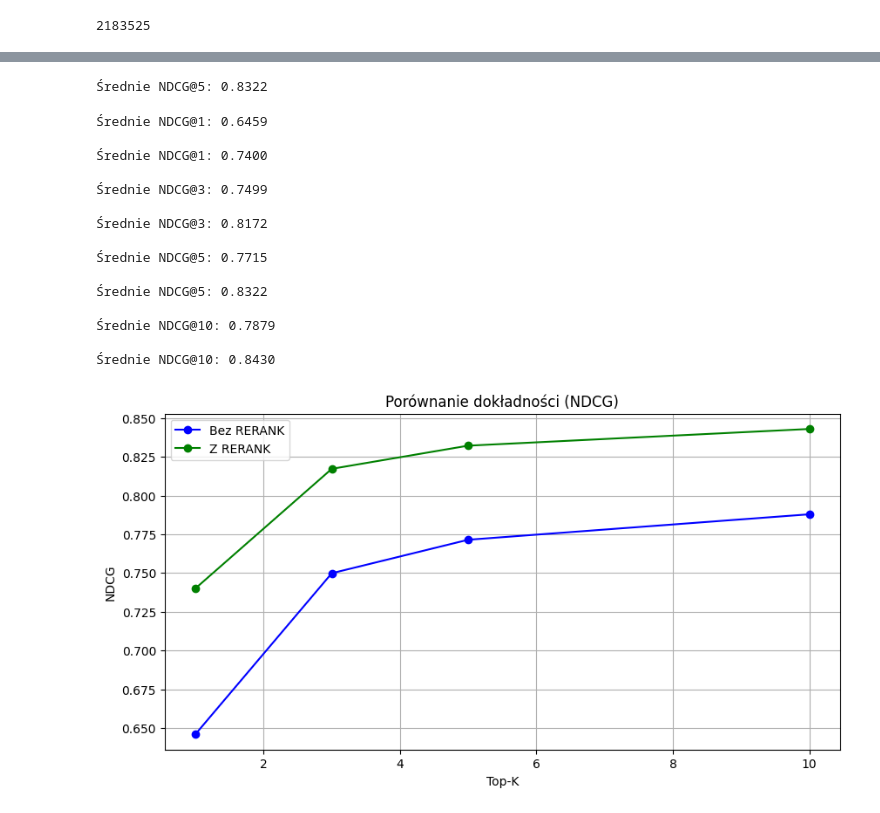
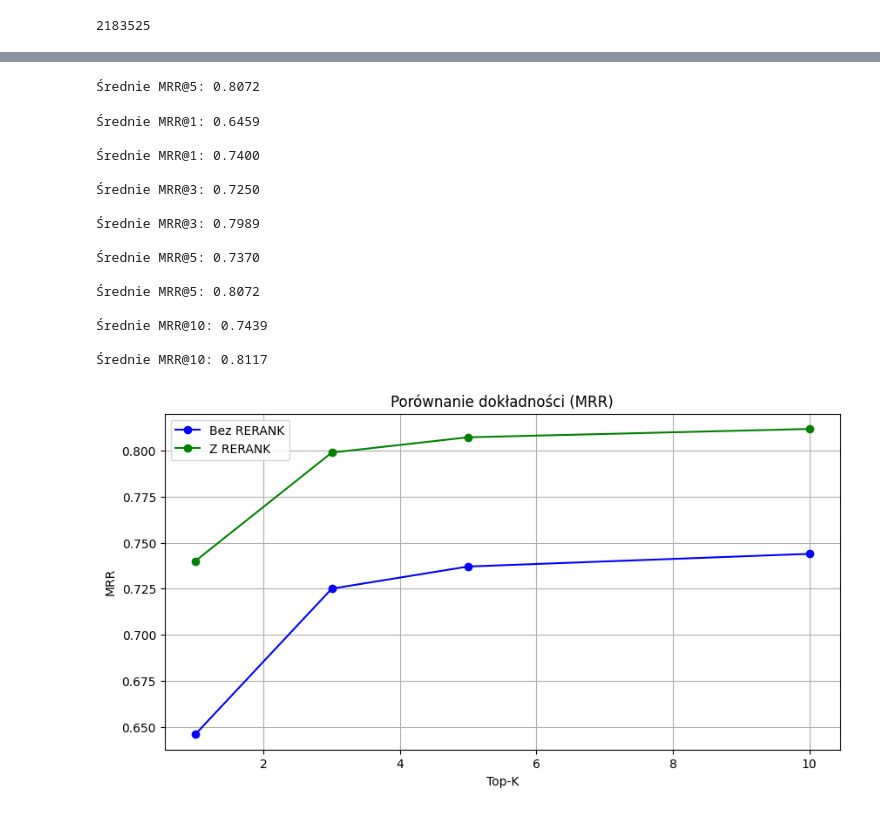
Before and after one commit to BartekWrzalski/nlp, a Jupyter notebook: lab3/retriver.ipynb, the cells around one changed output, grey strips where cells are left out. Drawn from its saved outputs; the diff is of its cells as text; code cells hidden in the pictures.

```diff
--- a/lab3/retriver.ipynb
+++ b/lab3/retriver.ipynb
@@ -388,5 +375,5 @@ avg_ndcg = evaluate_results_with_ndcg(
 # %%
-avg_ndcg_with_faiss = evaluate_results_with_ndcg(
+avg_mrr_with_faiss = evaluate_results_with_mrr(
     all_results=all_results_with_faiss,
     true_relevance_dict=true_relevance_dict,
     top_k=5,  # Liczba najlepszych wyników do uwzględnienia w ocenie
@@ -399,8 +386,8 @@ avg_ndcg_with_faiss = evaluate_results_with_ndcg(
 import time
 
 topk_arr = [1, 3, 5, 10, 25]
-ndcg = []
-ndcg_with_faiss = []
+mrr = []
+mrr_with_faiss = []
 t = []
 t_with_faiss = []
 
@@ -422,12 +409,12 @@ for k in topk_arr:
     end_time = time.time()
     t.append(end_time - start_time)
 
-    avg_ndcg = evaluate_results_with_ndcg(
+    avg_mrr = evaluate_results_with_mrr(
         all_results=all_results,
         true_relevance_dict=true_relevance_dict,
         top_k=k,  # Liczba najlepszych wyników do uwzględnienia w ocenie
     )
-    ndcg.append(avg_ndcg)
+    mrr.append(avg_mrr)
 
     # Start pomiaru czasu
     start_time = time.time()
@@ -443,10 +430,10 @@ for k in topk_arr:
     end_time = time.time()
     t_with_faiss.append(end_time - start_time)
 
-    avg_ndcg_with_faiss = evaluate_results_with_ndcg(
+    avg_mrr_with_faiss = evaluate_results_with_mrr(
         all_results=all_results_with_faiss,
         true_relevance_dict=true_relevance_dict,
         top_k=k,  # Liczba najlepszych wyników do uwzględnienia w ocenie
     )
-    ndcg_with_faiss.append(avg_ndcg_with_faiss)
+    mrr_with_faiss.append(avg_mrr_with_faiss)
 # %% [output]
@@ -599,15 +586,15 @@ Score: -9.59, Answer: The war was successful for Great Britain, which gained the
 # %%
-avg_ndcg = evaluate_results_with_ndcg(
+avg_mrr = evaluate_results_with_mrr(
     all_results=rerank_results, true_relevance_dict=true_relevance_dict, top_k=5
 )
 # %% [output]
-Średnie NDCG@5: 0.8322
+Średnie MRR@5: 0.8072
 # %%
 import time
 
 topk_arr = [1, 3, 5, 10]
-ndcg2 = []
-ndcg_with_rerank = []
+mrr2 = []
+mrr_with_rerank = []
 
 for k in topk_arr:
     all_results_temp = find_similar_sentences(
@@ -620,47 +607,47 @@ for k in topk_arr:
         n_print=0,  # Liczba zapytań do wyświetlenia w konsoli
     )
 
-    avg_ndcg = evaluate_results_with_ndcg(
+    avg_mrr = evaluate_results_with_mrr(
         all_results=all_results_temp,
         true_relevance_dict=true_relevance_dict,
         top_k=k,  # Liczba najlepszych wyników do uwzględnienia w ocenie
     )
-    ndcg2.append(avg_ndcg)
+    mrr2.append(avg_mrr)
 
-    avg_ndcg_with_rerank = evaluate_results_with_ndcg(
+    avg_mrr_with_rerank = evaluate_results_with_mrr(
         all_results=rerank_results,
         true_relevance_dict=true_relevance_dict,
         top_k=k,  # Liczba najlepszych wyników do uwzględnienia w ocenie
     )
-    ndcg_with_rerank.append(avg_ndcg_with_rerank)
+    mrr_with_rerank.append(avg_mrr_with_rerank)
 # %% [output]
-Średnie NDCG@1: 0.6459
+Średnie MRR@1: 0.6459
 
-Średnie NDCG@1: 0.7400
+Średnie MRR@1: 0.7400
 
-Średnie NDCG@3: 0.7499
+Średnie MRR@3: 0.7250
 
-Średnie NDCG@3: 0.8172
+Średnie MRR@3: 0.7989
 
-Średnie NDCG@5: 0.7715
+Średnie MRR@5: 0.7370
 
-Średnie NDCG@5: 0.8322
+Średnie MRR@5: 0.8072
 
-Średnie NDCG@10: 0.7879
+Średnie MRR@10: 0.7439
 
-Średnie NDCG@10: 0.8430
+Średnie MRR@10: 0.8117
 # %%
 import matplotlib.pyplot as plt
 
 # Wykres 1: Dokładność (NDCG)
 plt.figure(figsize=(10, 5))
-plt.plot(topk_arr, ndcg2, marker="o", label="Bez RERANK", color="blue")
-plt.plot(topk_arr, ndcg_with_rerank, marker="o", label="Z RERANK", color="green")
-plt.title("Porównanie dokładności (NDCG)")
+plt.plot(topk_arr, mrr2, marker="o", label="Bez RERANK", color="blue")
+plt.plot(topk_arr, mrr_with_rerank, marker="o", label="Z RERANK", color="green")
+plt.title("Porównanie dokładności (MRR)")
 plt.xlabel("Top-K")
-plt.ylabel("NDCG")
+plt.ylabel("MRR")
 plt.grid(True)
 plt.legend()
 plt.show()
 # %% [output]
-[figure, old version]
+[figure, new version]
```
Also changed, not shown: parts of 18 cells of this notebook.
